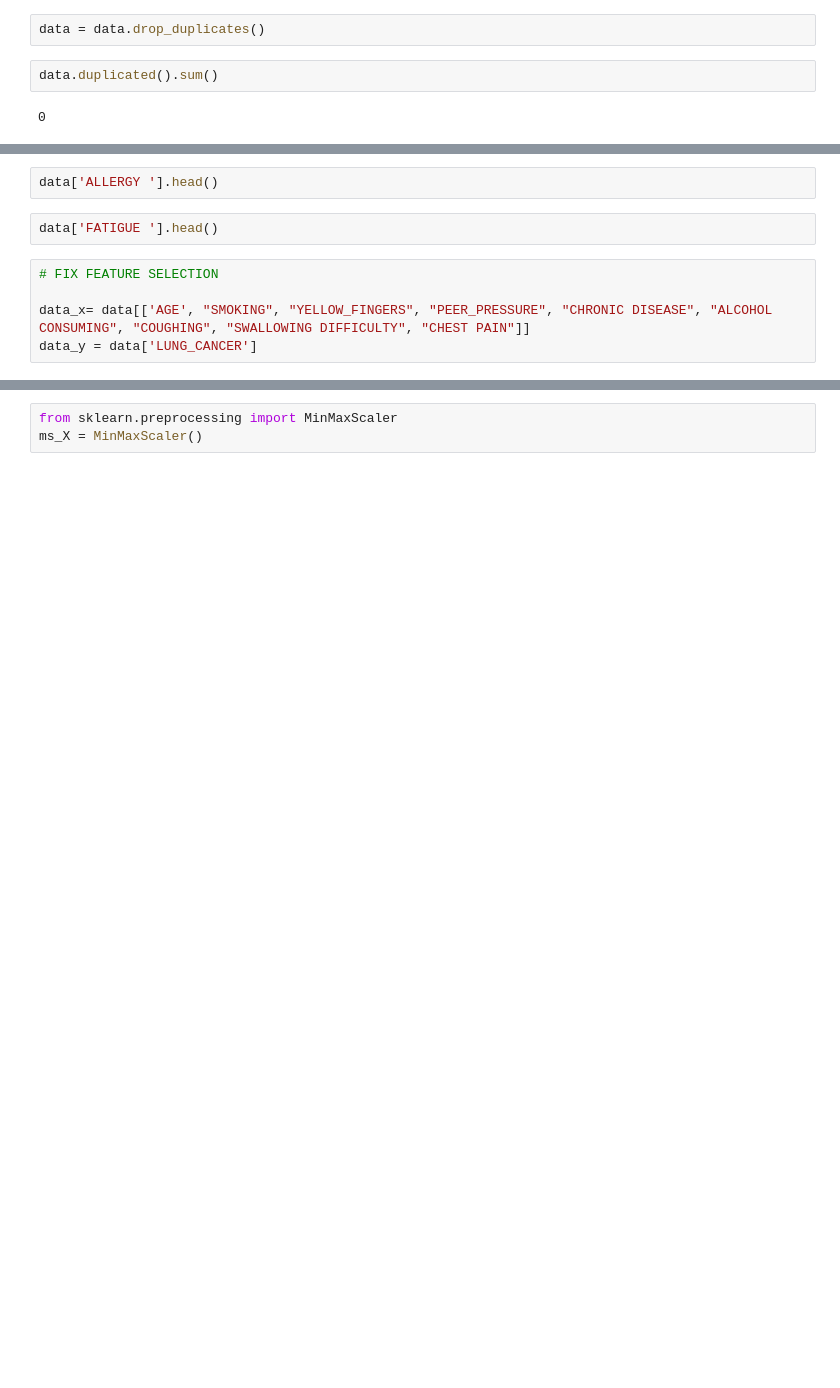
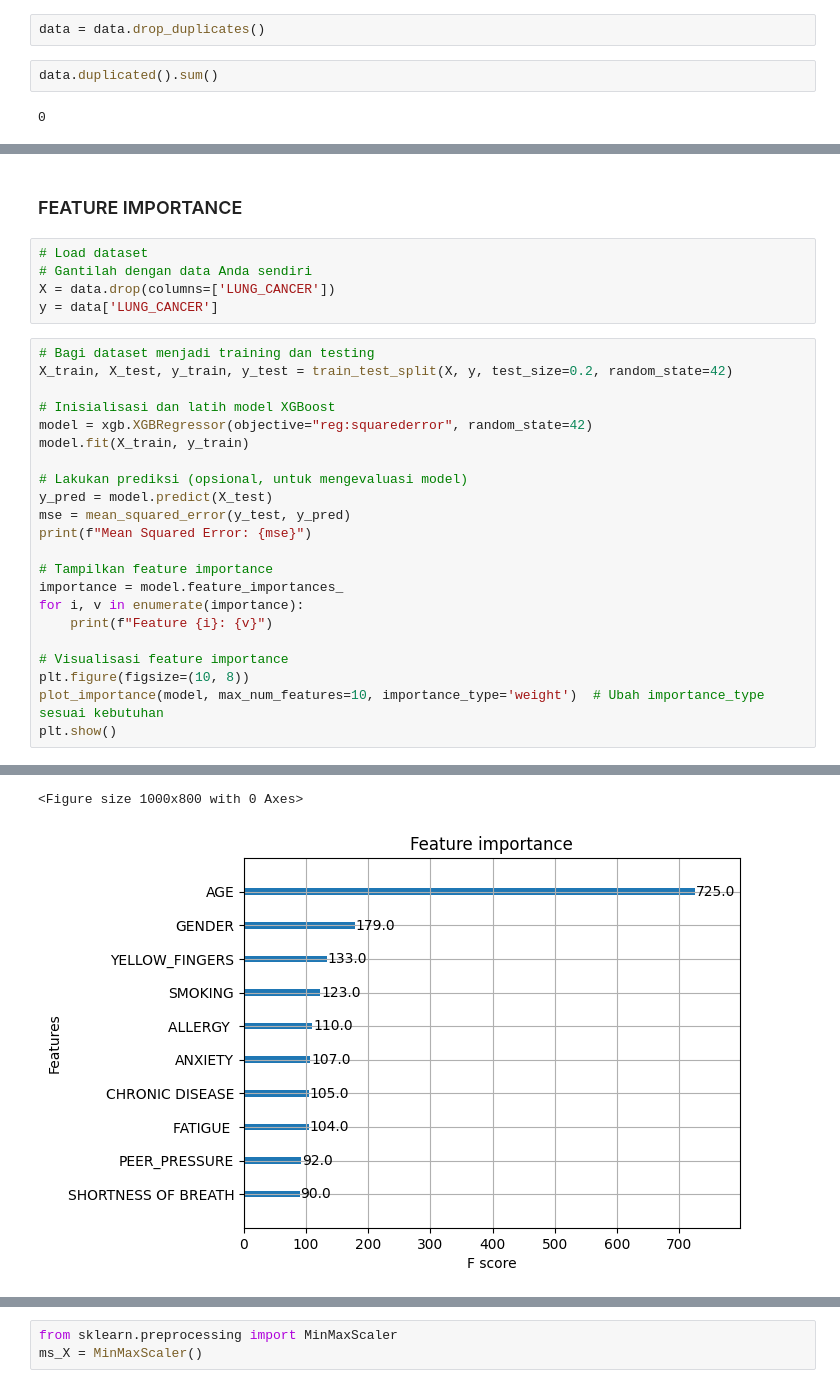
Before and after one commit to Hajranazbytama/tsdn24, a Jupyter notebook: Model_Prediction/cancer.ipynb, the cells around one changed output, grey strips where cells are left out. Saved outputs shown, nothing was run; the diff lists cells and outputs as text; blank space fills up the shorter version.

Commit message:
update model cancer

```diff
--- a/Model_Prediction/cancer.ipynb
+++ b/Model_Prediction/cancer.ipynb
@@ -112,9 +142,30 @@ Index(['ALLERGY '], dtype='object')
-# %%
-data['ALLERGY '].head()
-# %%
-data['FATIGUE '].head()
-# %%
-# FIX FEATURE SELECTION
-
-data_x= data[['AGE', "SMOKING", "YELLOW_FINGERS", "PEER_PRESSURE", "CHRONIC DISEASE", "ALCOHOL CONSUMING", "COUGHING", "SWALLOWING DIFFICULTY", "CHEST PAIN"]]
-data_y = data['LUNG_CANCER']
+# %% [markdown]
+### FEATURE IMPORTANCE
+# %%
+# Load dataset
+# Gantilah dengan data Anda sendiri
+X = data.drop(columns=['LUNG_CANCER'])
+y = data['LUNG_CANCER']
+# %%
+# Bagi dataset menjadi training dan testing
+X_train, X_test, y_train, y_test = train_test_split(X, y, test_size=0.2, random_state=42)
+
+# Inisialisasi dan latih model XGBoost
+model = xgb.XGBRegressor(objective="reg:squarederror", random_state=42)
+model.fit(X_train, y_train)
+
+# Lakukan prediksi (opsional, untuk mengevaluasi model)
+y_pred = model.predict(X_test)
+mse = mean_squared_error(y_test, y_pred)
+print(f"Mean Squared Error: {mse}")
+
+# Tampilkan feature importance
+importance = model.feature_importances_
+for i, v in enumerate(importance):
+    print(f"Feature {i}: {v}")
+
+# Visualisasi feature importance
+plt.figure(figsize=(10, 8))
+plot_importance(model, max_num_features=10, importance_type='weight')  # Ubah importance_type sesuai kebutuhan
+plt.show()
+# %% [output]
@@ -120,0 +188,2 @@ data_y = data['LUNG_CANCER']
+<Figure size 1000x800 with 0 Axes>
+[figure, added]
```
Also changed, not shown: parts of 44 cells of this notebook, 4 other files.
